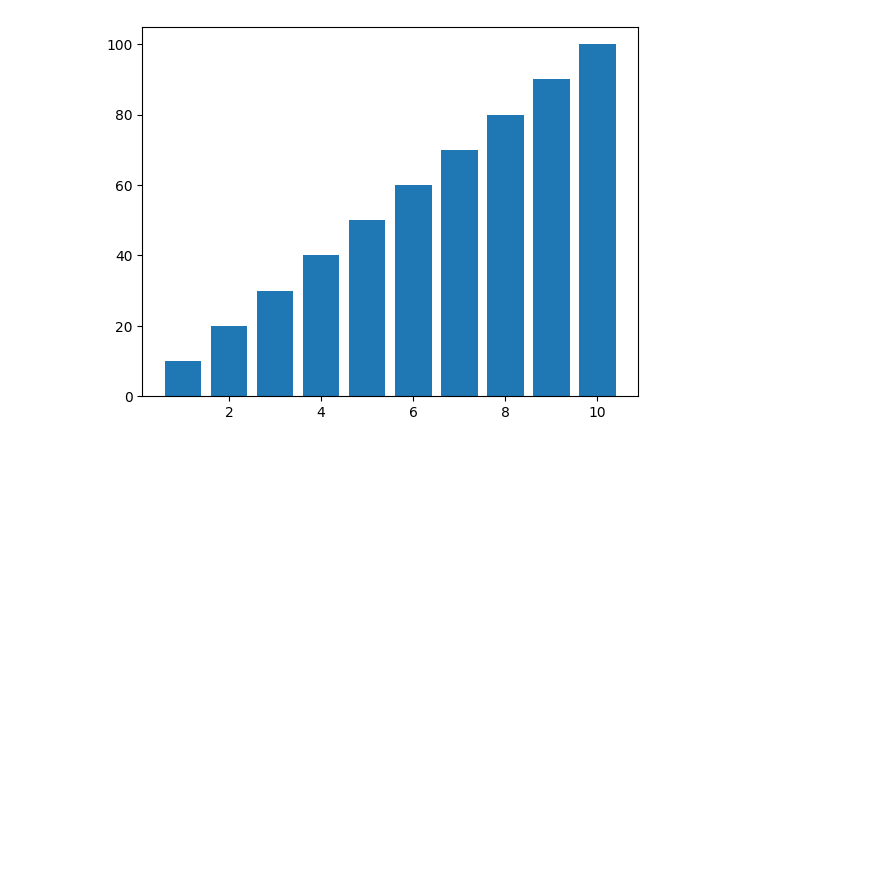
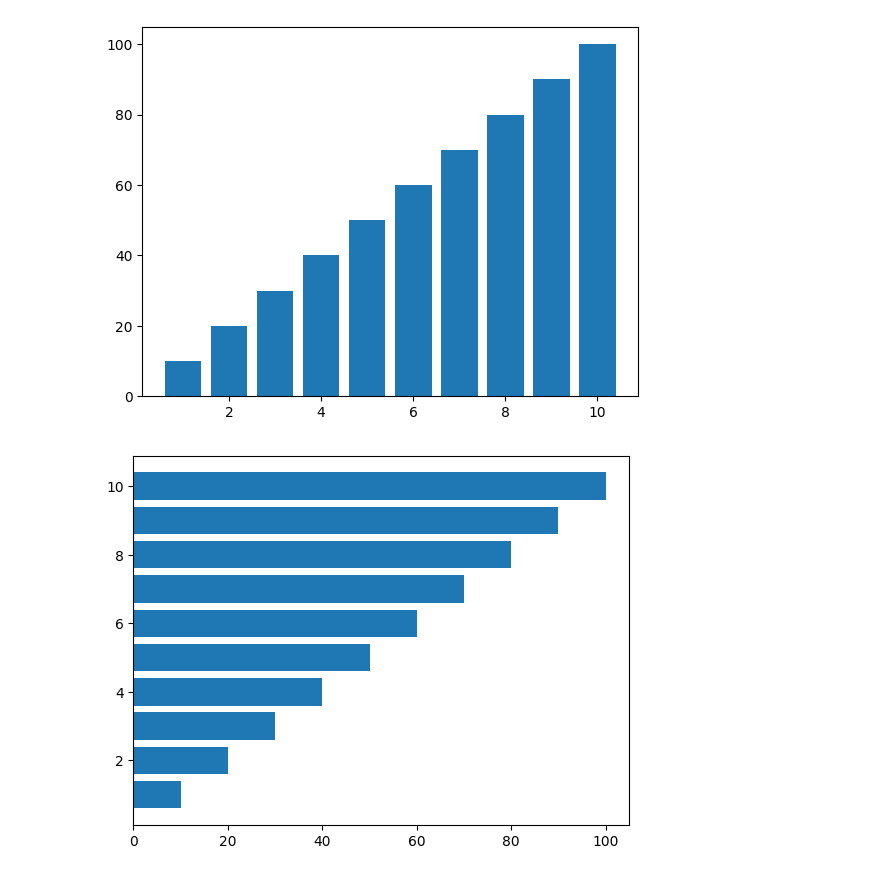
Before and after one commit to Ashwaniansh/SITP-12th-May, a Jupyter notebook: MATPLOTLIB/Basic.ipynb, the cells around one changed output. Saved outputs shown, nothing was run; the diff lists cells and outputs as text; code cells hidden in the pictures; blank space fills up the shorter version.

```diff
--- a/MATPLOTLIB/Basic.ipynb
+++ b/MATPLOTLIB/Basic.ipynb
@@ -164,5 +164,7 @@ plt.show()
 # %%
 x = np.array([1,2,3,4,5,6,7,8,9,10])
 y = np.array([10,20,30,40,50,60,70,80,90,100])
-plt.bar(x, y)
+plt.barh(x, y)
 plt.show()
+# %% [output]
+[figure, added]
```
Also changed, not shown: parts of 11 cells of this notebook.
